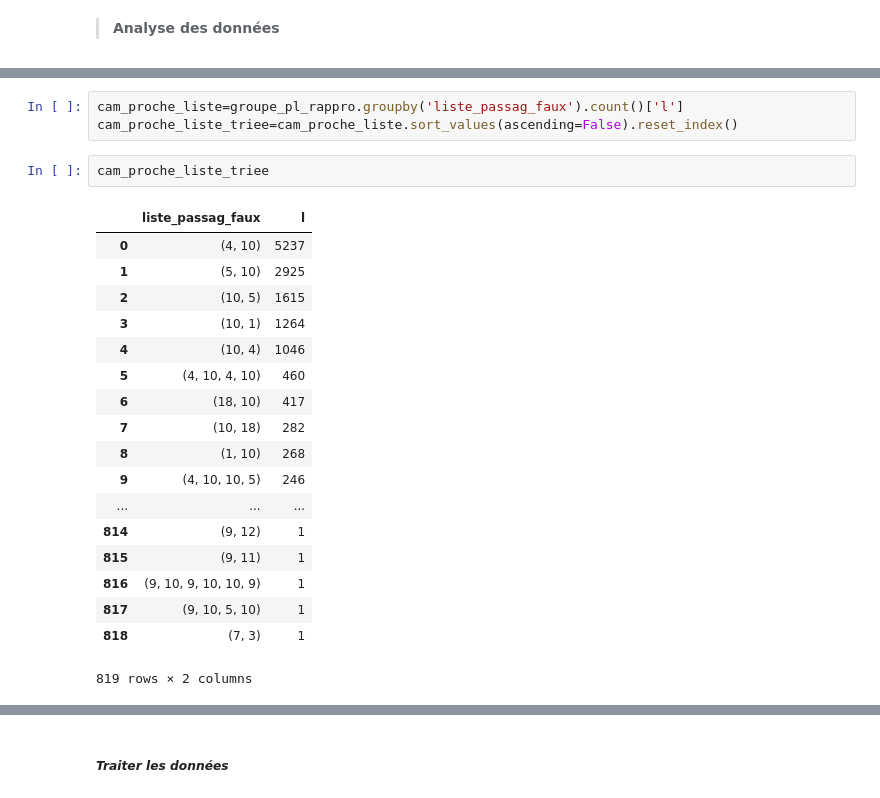
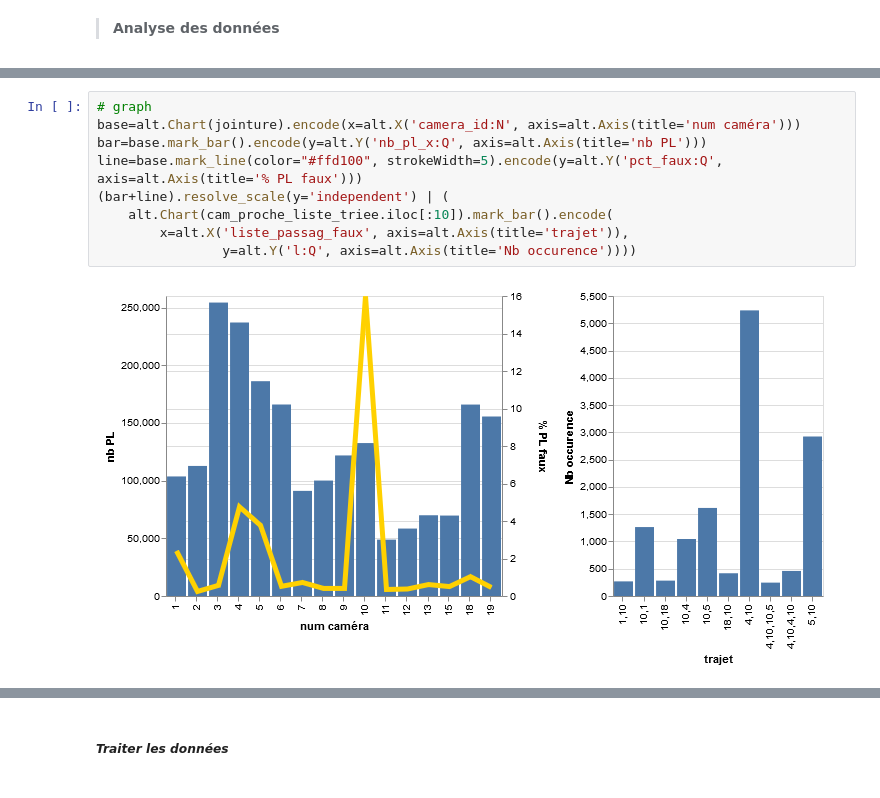
Before and after one commit to nantodevison/lapi, a Jupyter notebook: Carto_Lapi/Analyse/Donnees_brutes.ipynb, the cells around one changed output, grey strips where cells are left out. Drawn from its saved outputs; the diff is of its cells as text.

Commit message:
graph passages proches ok

```diff
--- a/Carto_Lapi/Analyse/Donnees_brutes.ipynb
+++ b/Carto_Lapi/Analyse/Donnees_brutes.ipynb
@@ -109,24 +104,11 @@ line=base.mark_line(color="#ffd100", strokeWidth=5).encode(y='pct_faux:Q')
-# %%
-cam_proche_liste=groupe_pl_rappro.groupby('liste_passag_faux').count()['l']
-cam_proche_liste_triee=cam_proche_liste.sort_values(ascending=False).reset_index()
-# %%
-cam_proche_liste_triee
-# %% [output]
-|  | liste_passag_faux | l |
-| 0 | (4, 10) | 5237 |
-| 1 | (5, 10) | 2925 |
-| 2 | (10, 5) | 1615 |
-| 3 | (10, 1) | 1264 |
-| 4 | (10, 4) | 1046 |
-| 5 | (4, 10, 4, 10) | 460 |
-| 6 | (18, 10) | 417 |
-| 7 | (10, 18) | 282 |
-| 8 | (1, 10) | 268 |
-| 9 | (4, 10, 10, 5) | 246 |
-| ... | ... | ... |
-| 814 | (9, 12) | 1 |
-| 815 | (9, 11) | 1 |
-| 816 | (9, 10, 9, 10, 10, 9) | 1 |
-| 817 | (9, 10, 5, 10) | 1 |
-| 818 | (7, 3) | 1 |
-819 rows × 2 columns
+# %%
+# graph
+base=alt.Chart(jointure).encode(x=alt.X('camera_id:N', axis=alt.Axis(title='num caméra')))
+bar=base.mark_bar().encode(y=alt.Y('nb_pl_x:Q', axis=alt.Axis(title='nb PL')))
+line=base.mark_line(color="#ffd100", strokeWidth=5).encode(y=alt.Y('pct_faux:Q', axis=alt.Axis(title='% PL faux')))
+(bar+line).resolve_scale(y='independent') | (
+    alt.Chart(cam_proche_liste_triee.iloc[:10]).mark_bar().encode(
+        x=alt.X('liste_passag_faux', axis=alt.Axis(title='trajet')),
+                y=alt.Y('l:Q', axis=alt.Axis(title='Nb occurence'))))
+# %% [output]
+[figure, added]
```
Also changed, not shown: parts of 4 cells of this notebook, 2 other files.
